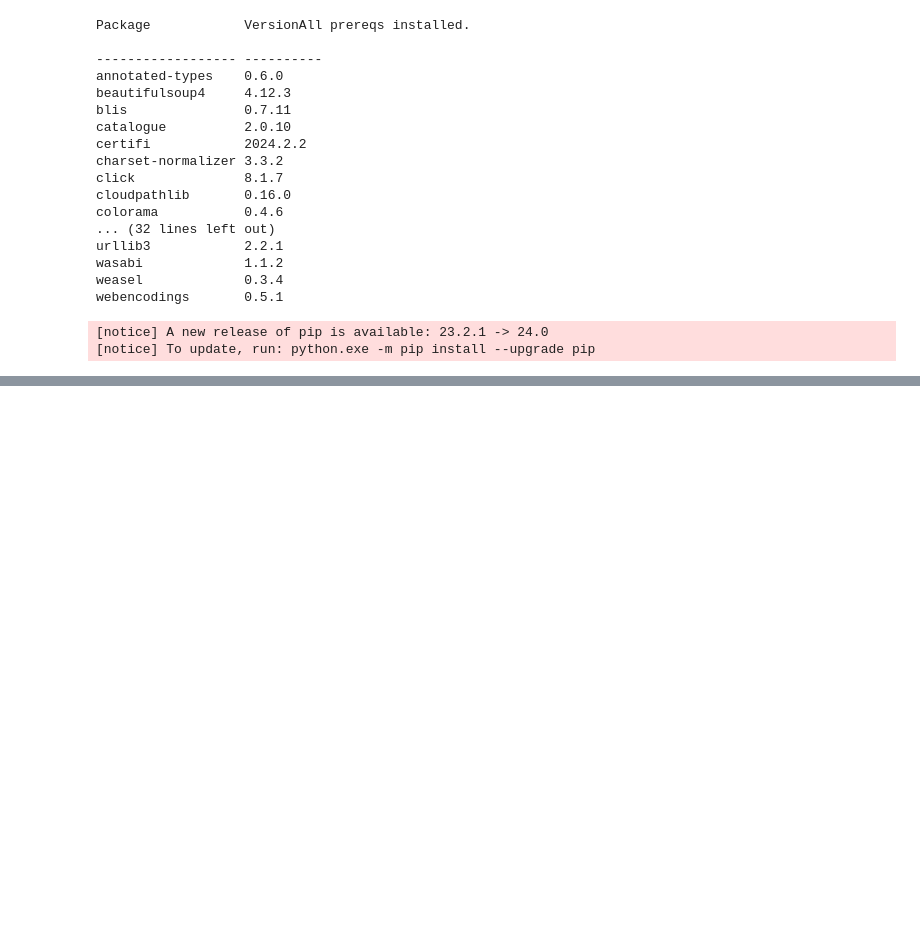
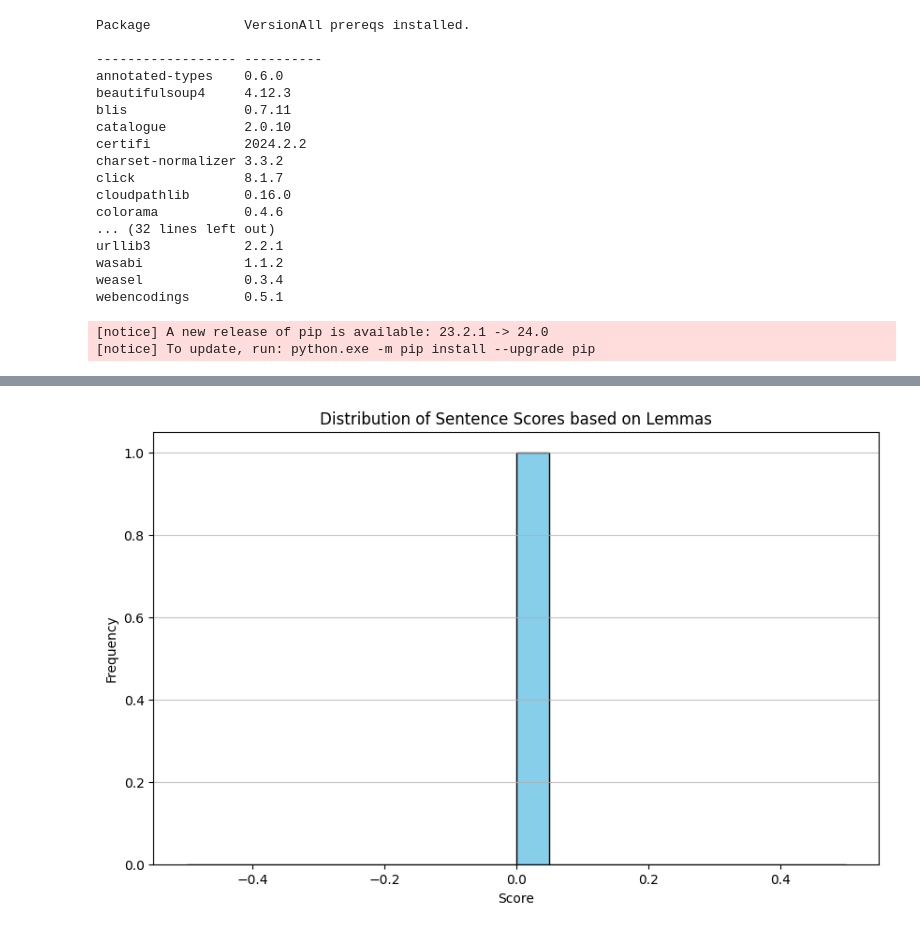
Before and after one commit to TechPranali/web-scraping, a Jupyter notebook: web-scraping.ipynb, the cells around one changed output, grey strips where cells are left out. Drawn from its saved outputs; the diff is of its cells as text; code cells hidden in the pictures; blank space fills up the shorter version.

```diff
--- a/web-scraping.ipynb
+++ b/web-scraping.ipynb
@@ -47,0 +278,20 @@ webencodings       0.5.1
+# %%
+import matplotlib.pyplot as plt
+import nltk
+nltk.download('punkt')
+
+# Extract sentences from the article text
+sentences = nltk.sent_tokenize(article_text)
+
+# Calculate scores for each sentence using lemmas
+lemma_scores = [score_sentence_by_lemma(sentence, [lemma.lower() for lemma, _ in most_common_lemmas]) for sentence in sentences if sentence.strip()]
+
+# Plot histogram
+plt.figure(figsize=(10, 6))
+plt.hist(lemma_scores, bins=20, color='skyblue', edgecolor='black')
+plt.title('Distribution of Sentence Scores based on Lemmas')
+plt.xlabel('Score')
+plt.ylabel('Frequency')
+plt.grid(axis='y', alpha=0.75)
+plt.show()
+# %% [output]
@@ -47,0 +301 @@ webencodings       0.5.1
+[figure, added]
```
Also changed, not shown: parts of 18 cells of this notebook, 2 other files.
